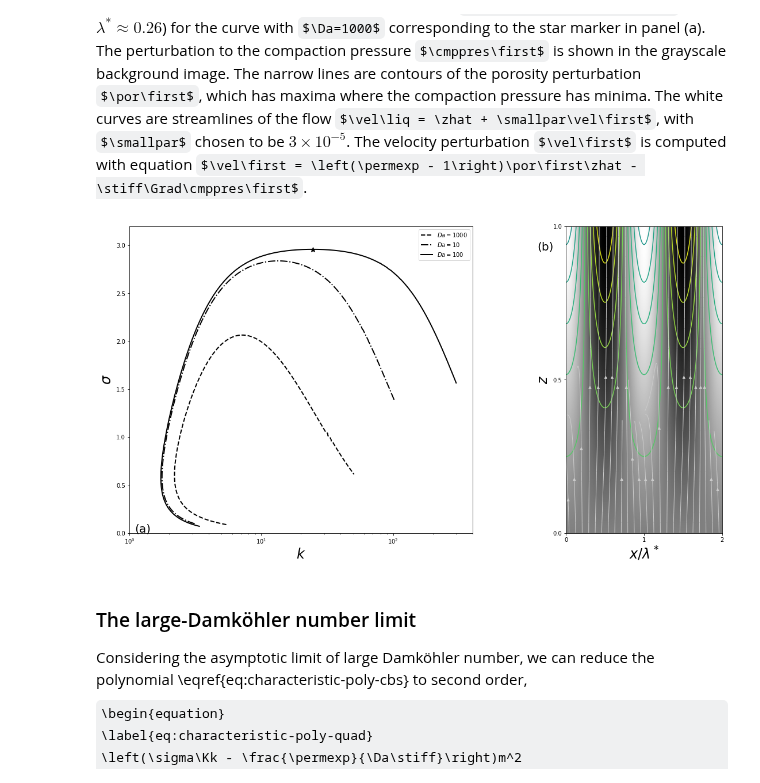
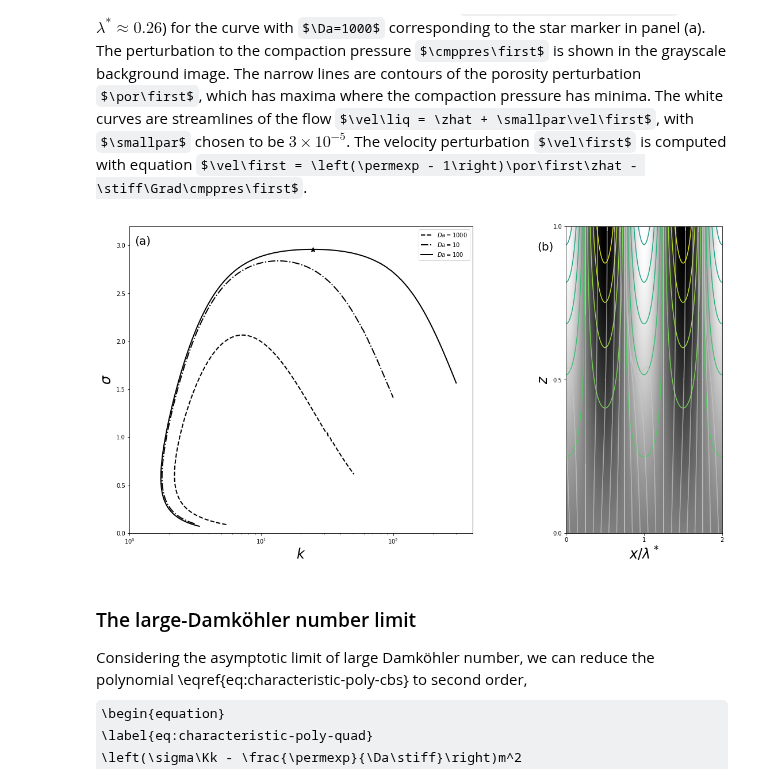
Before and after one commit to FoaLab/partially-molten-rock-PUP, a Jupyter notebook: _build/jupyter_execute/ch12.ipynb, the cells around one changed output. Cells and saved outputs as stored; diff of their text form; code cells hidden in the pictures; some formulas as TeX source.

```diff
--- a/_build/jupyter_execute/ch12.ipynb
+++ b/_build/jupyter_execute/ch12.ipynb
@@ -125,7 +125,7 @@ where $\text{Re}$ means taking only the real part of the complex expression. Equ
 # %%
 class PAR:
     def __init__(self, F_=1.0, n_=3, S_=1.0, Da_=1000.0, Pe_=100.0, M_=0.01, G_=1,
-                 bc_=2, nz_=1000, tol_=1e-5, plot_=False, step_=0.01, largeDa_=False):
+                 bc_=2, nz_=2000, tol_=1e-5, plot_=False, step_=0.01, largeDa_=False):
         self.F = F_  # base - state parameter - force to be constant
         self.n = n_  # permeability exponent
         self.S = S_  # rigidity parameter
@@ -478,18 +478,21 @@ Iteration 450: searching for solution at k=76.75033695919055
 Iteration 450: searching for solution at sigma=1.7843440109574253
 # %%
 k_iref, s_iref = DC_ref.k[iref], DC_ref.s[iref]
-SA_ref = reactive_flow_solve_dispersion(k_iref, s_iref, PAR())
+par = PAR()
+SA_ref = reactive_flow_solve_dispersion(k_iref, s_iref, par)
 
 lambda_ = 2.0 * np.pi/k_iref
 X, Z = np.meshgrid(np.linspace(0.0, 2.0 * lambda_, par.nz), np.linspace(0.0, 1.0, par.nz))
 P = np.tile(SA_ref.eig.P, (par.nz, 1)).transpose() * np.exp(1j * k_iref * X)
 phi = np.tile(SA_ref.eig.phi, (par.nz, 1)).transpose() * np.exp(1j * k_iref * X)
-epsilon = 3e-5
+epsilon = 3.e-5
 h = 1.0/(par.nz-1.0)
 Px, Pz = np.gradient(P, h, h)
 F = par.F
-U = epsilon * np.real(-np.power(F, 1 - par.n) * par.S * Px)
-W = F + epsilon * np.real(F**2 * (par.n-1) * phi - np.power(F, 1 - par.n) * par.S * Pz)
+# U =     epsilon*real(-F^(1-par.n)*par.S*Px);
+U = epsilon * np.real(-np.power(F,1-par.n) * par.S * Px)
+# W = F + epsilon*real(F^2*(par.n-1)*phi - F^(1-par.n)*par.S*Pz);
+W = F + epsilon * np.real(np.power(F, 2*(par.n-1)) * phi - np.power(F, 1 - par.n) * par.S * Pz)
 Chi = s_iref * phi - P
 
 P = np.real(P)
@@ -510,39 +513,40 @@ gs = gridspec.GridSpec(1, 2, width_ratios=[1.5, 1])
 
 ax0 = plt.subplot(gs[0])
 ax0.plot(DC_a.k, DC_a.s, '--k', linewidth=2, label=r'$Da=1000$')
 ax0.plot(DC_b.k, DC_b.s, '-.k', linewidth=2, label=r'$Da=10$')
 ax0.plot(DC_ref.k, DC_ref.s, '-k', linewidth=2, label=r'$Da=100$')
 ax0.plot(DC_ref.k[iref], DC_ref.s[iref], '*k', markersize=9)
 ax0.set_xlabel(r'$k$', fontsize=24)
 ax0.set_xscale('log')
 ax0.set_xlim(1.0, 400.0)
 ax0.set_xticks((1e0, 1e1, 1e2))
 ax0.set_ylim(0.0, 3.2)
 ax0.set_ylabel(r'$\sigma$', fontsize=24)
-ax0.text(1.1, 0.1, '(a)', fontsize=20, verticalalignment='top', horizontalalignment='left')
+ax0.text(1.1, 3.1, '(a)', fontsize=20, verticalalignment='top', horizontalalignment='left')
 ax0.legend()
 
 ax1 = plt.subplot(gs[1])
 ax1.imshow(np.flipud(P), cmap='gray', extent=[0.0, 2.*lambda_, 0.0, 1.0])
 ax1.contour(X, Z, phi, levels=np.linspace(-1, 1, 20))
-nlines = 24
+nlines = 20
 h = 2.0 * lambda_/(nlines+1.0)
 seed = np.zeros((nlines, 2))
 seed[:, 0] = np.linspace(0.5*h, 2.0*lambda_-0.5*h, nlines)
-seed[:, 1] = np.ones_like(seed[:, 0]) / 1000.0
-ax1.streamplot(X, Z, U, W, start_points=seed, integration_direction='forward', color=[0.8, 0.8, 0.8], linewidth=1)
+seed[:, 1] = 0.001
+ax1.streamplot(X, Z, U, W, start_points=seed, integration_direction='forward', density=(60,90),
+               color=[0.8, 0.8, 0.8], arrowstyle='-')
 ax1.set_xlabel(r'$x/\lambda^*$', fontsize=24)
 ax1.set_xlim(0, 2.*lambda_)
 ax1.set_xticks((0, lambda_, 2*lambda_))
 ax1.set_xticklabels((0, 1, 2))
 ax1.set_ylabel(r'$z$', fontsize=24)
-ax1.set_ylim(0, 1)
+ax1.set_ylim(0.0, 1.0)
 ax1.set_yticks((0, 0.5, 1))
 ax1.text(-0.04, 0.95, '(b)', fontsize=20, verticalalignment='top', horizontalalignment='right')
 
 plt.show()
 # %% [output]
-[figure, old version]
+[figure, new version]
 # %% [markdown]
 ### The large-Damköhler number limit
 
```
Also changed, not shown: parts of 1 cell of this notebook, 17 other files.
